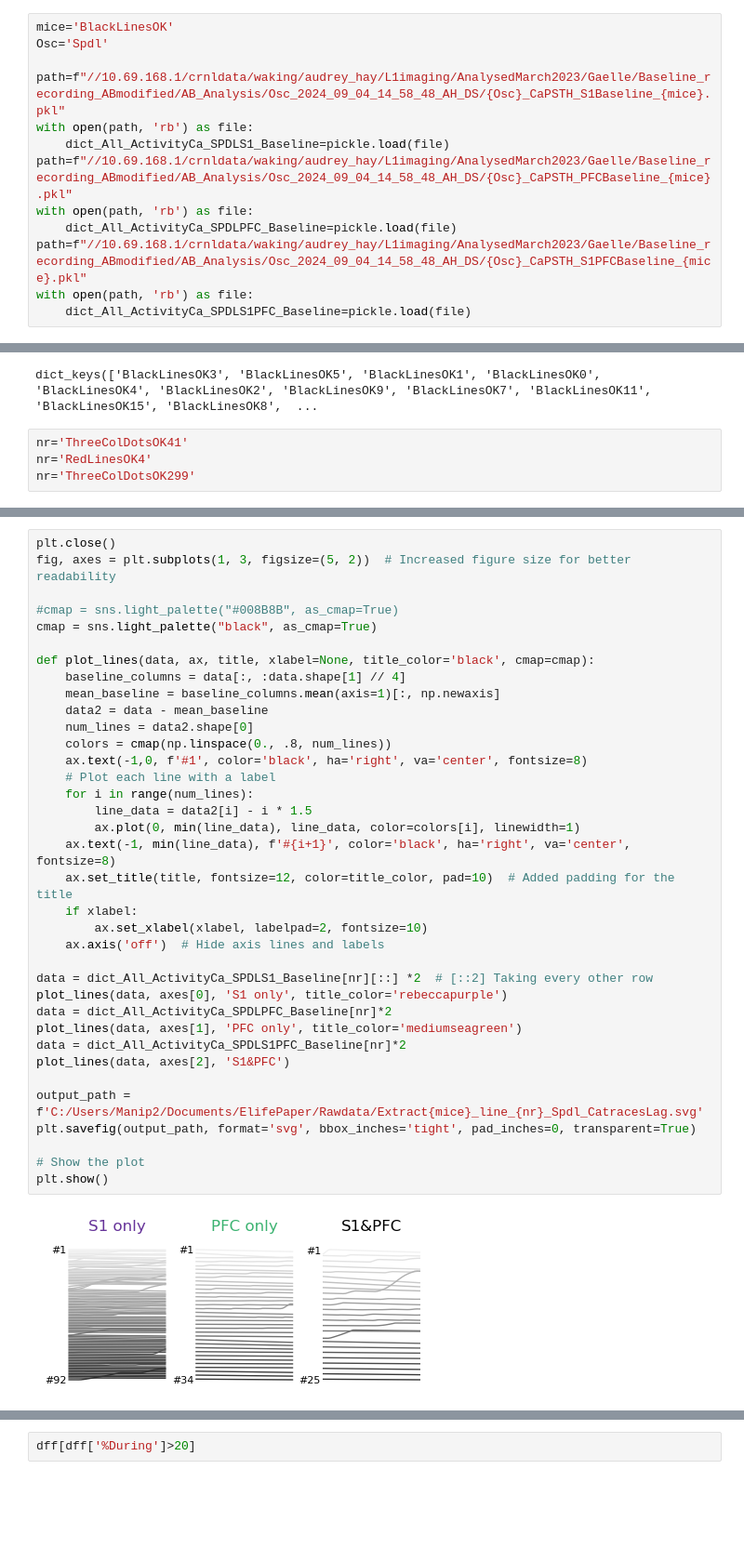
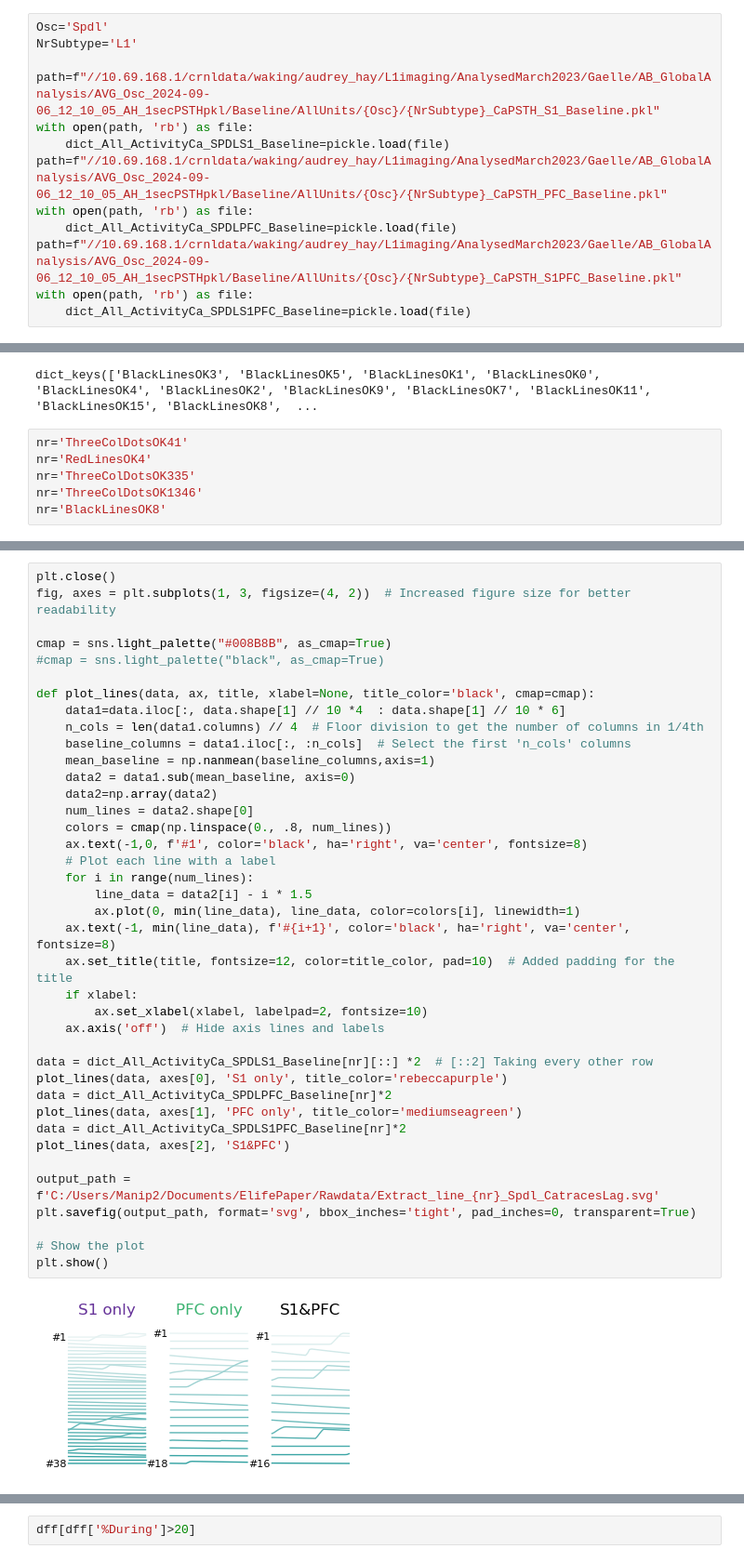
Before and after one commit to melodieborel/HayLabAnalysis, a Jupyter notebook: python/42_PlotSpdlResponse.ipynb, the cells around one changed output, grey strips where cells are left out. Shown at 93% size. Cells and saved outputs as stored; diff of their text form; blank space fills up the shorter version.

```diff
--- a/python/42_PlotSpdlResponse.ipynb
+++ b/python/42_PlotSpdlResponse.ipynb
@@ -31,16 +31,16 @@ import pickle
 import warnings
 warnings.filterwarnings("ignore")
 # %%
-mice='BlackLinesOK'
 Osc='Spdl'
+NrSubtype='L1'
 
-path=f"//10.69.168.1/crnldata/waking/audrey_hay/L1imaging/AnalysedMarch2023/Gaelle/Baseline_recording_ABmodified/AB_Analysis/Osc_2024_09_04_14_58_48_AH_DS/{Osc}_CaPSTH_S1Baseline_{mice}.pkl"
+path=f"//10.69.168.1/crnldata/waking/audrey_hay/L1imaging/AnalysedMarch2023/Gaelle/AB_GlobalAnalysis/AVG_Osc_2024-09-06_12_10_05_AH_1secPSTHpkl/Baseline/AllUnits/{Osc}/{NrSubtype}_CaPSTH_S1_Baseline.pkl"
 with open(path, 'rb') as file:
     dict_All_ActivityCa_SPDLS1_Baseline=pickle.load(file)
-path=f"//10.69.168.1/crnldata/waking/audrey_hay/L1imaging/AnalysedMarch2023/Gaelle/Baseline_recording_ABmodified/AB_Analysis/Osc_2024_09_04_14_58_48_AH_DS/{Osc}_CaPSTH_PFCBaseline_{mice}.pkl"
+path=f"//10.69.168.1/crnldata/waking/audrey_hay/L1imaging/AnalysedMarch2023/Gaelle/AB_GlobalAnalysis/AVG_Osc_2024-09-06_12_10_05_AH_1secPSTHpkl/Baseline/AllUnits/{Osc}/{NrSubtype}_CaPSTH_PFC_Baseline.pkl"
 with open(path, 'rb') as file:
     dict_All_ActivityCa_SPDLPFC_Baseline=pickle.load(file)
-path=f"//10.69.168.1/crnldata/waking/audrey_hay/L1imaging/AnalysedMarch2023/Gaelle/Baseline_recording_ABmodified/AB_Analysis/Osc_2024_09_04_14_58_48_AH_DS/{Osc}_CaPSTH_S1PFCBaseline_{mice}.pkl"
+path=f"//10.69.168.1/crnldata/waking/audrey_hay/L1imaging/AnalysedMarch2023/Gaelle/AB_GlobalAnalysis/AVG_Osc_2024-09-06_12_10_05_AH_1secPSTHpkl/Baseline/AllUnits/{Osc}/{NrSubtype}_CaPSTH_S1PFC_Baseline.pkl"
 with open(path, 'rb') as file:
     dict_All_ActivityCa_SPDLS1PFC_Baseline=pickle.load(file)
 # %%
@@ -50,7 +50,9 @@ dict_keys(['BlackLinesOK3', 'BlackLinesOK5', 'BlackLinesOK1', 'BlackLinesOK0', '
 # %%
 nr='ThreeColDotsOK41'
 nr='RedLinesOK4'
-nr='ThreeColDotsOK299'
+nr='ThreeColDotsOK335'
+nr='ThreeColDotsOK1346'
+nr='BlackLinesOK8'
 # %%
 import numpy as np
 import matplotlib.pyplot as plt
@@ -77,40 +81,43 @@ plt.show()
 # %%
 plt.close()
-fig, axes = plt.subplots(1, 3, figsize=(5, 2))  # Increased figure size for better readability
+fig, axes = plt.subplots(1, 3, figsize=(4, 2))  # Increased figure size for better readability
 
-#cmap = sns.light_palette("#008B8B", as_cmap=True)
-cmap = sns.light_palette("black", as_cmap=True)
+cmap = sns.light_palette("#008B8B", as_cmap=True)
+#cmap = sns.light_palette("black", as_cmap=True)
 
 def plot_lines(data, ax, title, xlabel=None, title_color='black', cmap=cmap):
-    baseline_columns = data[:, :data.shape[1] // 4]
-    mean_baseline = baseline_columns.mean(axis=1)[:, np.newaxis]
-    data2 = data - mean_baseline
+    data1=data.iloc[:, data.shape[1] // 10 *4  : data.shape[1] // 10 * 6]
+    n_cols = len(data1.columns) // 4  # Floor division to get the number of columns in 1/4th
+    baseline_columns = data1.iloc[:, :n_cols]  # Select the first 'n_cols' columns
+    mean_baseline = np.nanmean(baseline_columns,axis=1)
+    data2 = data1.sub(mean_baseline, axis=0)
+    data2=np.array(data2)
     num_lines = data2.shape[0]
     colors = cmap(np.linspace(0., .8, num_lines))
     ax.text(-1,0, f'#1', color='black', ha='right', va='center', fontsize=8)
     # Plot each line with a label
     for i in range(num_lines):
         line_data = data2[i] - i * 1.5
         ax.plot(0, min(line_data), line_data, color=colors[i], linewidth=1)
     ax.text(-1, min(line_data), f'#{i+1}', color='black', ha='right', va='center', fontsize=8)
     ax.set_title(title, fontsize=12, color=title_color, pad=10)  # Added padding for the title
     if xlabel:
         ax.set_xlabel(xlabel, labelpad=2, fontsize=10)
     ax.axis('off')  # Hide axis lines and labels
 
 data = dict_All_ActivityCa_SPDLS1_Baseline[nr][::] *2  # [::2] Taking every other row
 plot_lines(data, axes[0], 'S1 only', title_color='rebeccapurple')
 data = dict_All_ActivityCa_SPDLPFC_Baseline[nr]*2
 plot_lines(data, axes[1], 'PFC only', title_color='mediumseagreen')
 data = dict_All_ActivityCa_SPDLS1PFC_Baseline[nr]*2
 plot_lines(data, axes[2], 'S1&PFC')
 
-output_path = f'C:/Users/Manip2/Documents/ElifePaper/Rawdata/Extract{mice}_line_{nr}_Spdl_CatracesLag.svg'
+output_path = f'C:/Users/Manip2/Documents/ElifePaper/Rawdata/Extract_line_{nr}_Spdl_CatracesLag.svg'
 plt.savefig(output_path, format='svg', bbox_inches='tight', pad_inches=0, transparent=True)
 
 # Show the plot
 plt.show()
 # %% [output]
-[figure, old version]
+[figure, new version]
 # %%
 plt.close()
```
Also changed, not shown: parts of 6 cells of this notebook, 1 other file.
